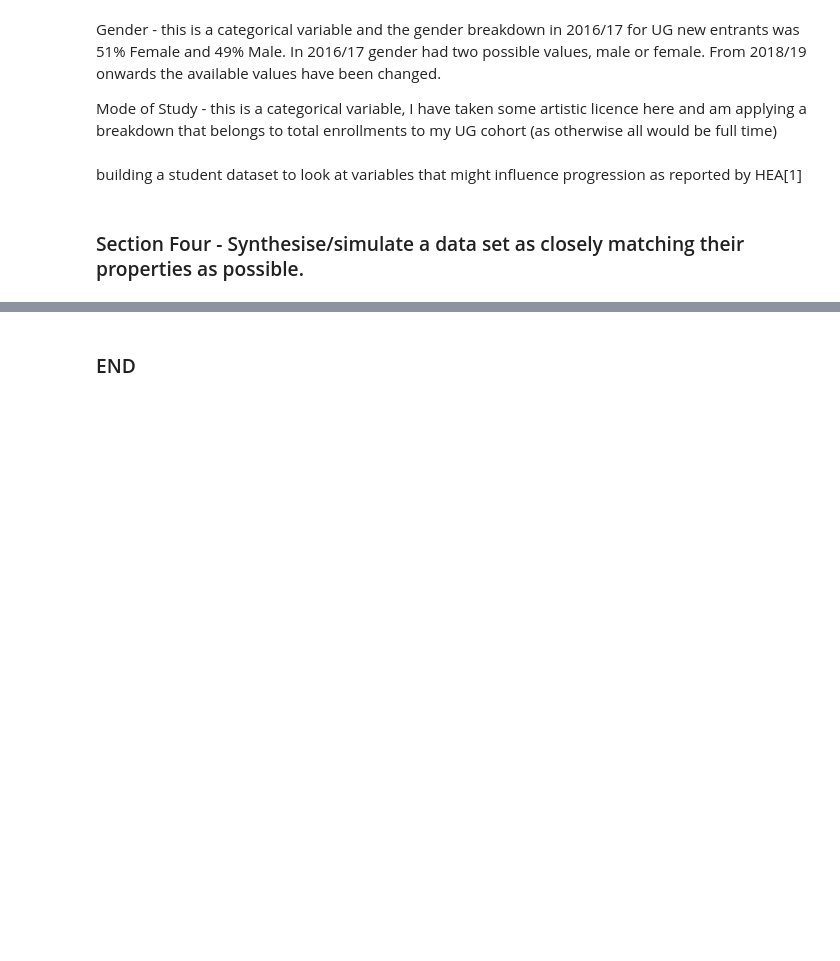
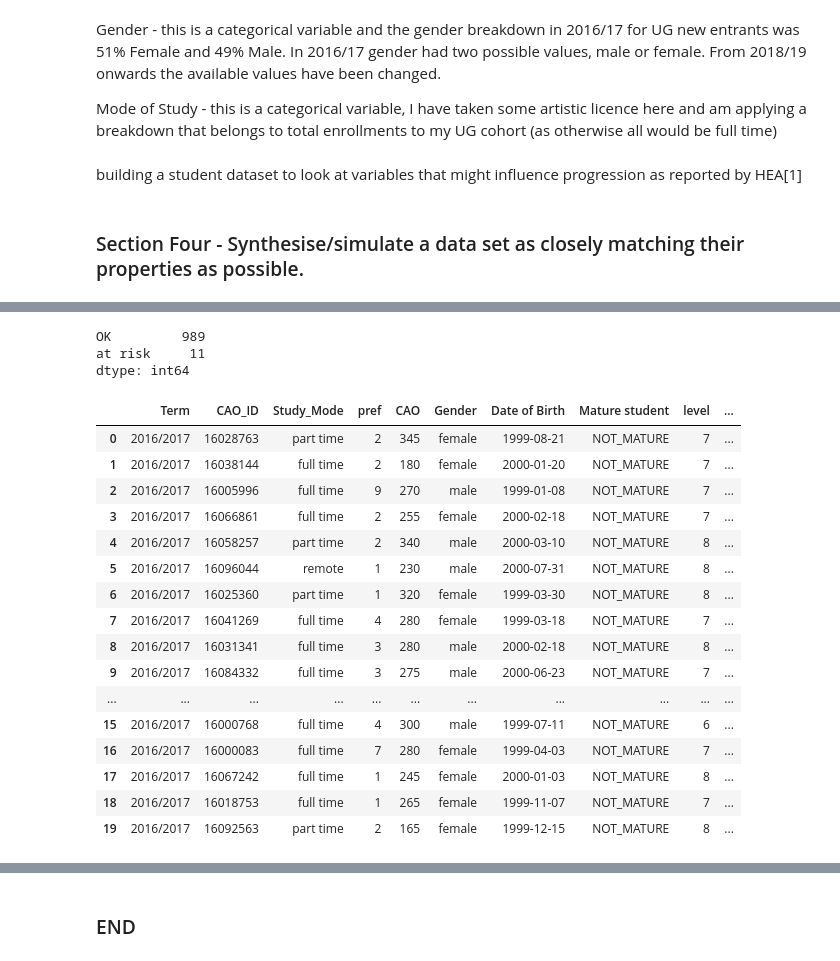
Before and after one commit to Hudsonsue/progproj, a Jupyter notebook: Project_Programming_Data_Analytics.ipynb, the cells around one changed output, grey strips where cells are left out. Cells and saved outputs as stored; diff of their text form; code cells hidden in the pictures; blank space fills up the shorter version.

```diff
--- a/Project_Programming_Data_Analytics.ipynb
+++ b/Project_Programming_Data_Analytics.ipynb
@@ -269,0 +236,54 @@ df.head()
+# %%
+#progressed = []
+for i in range (1,1001):
+    p =  np.where((df['CAO']<250) & (df ["Gender"]=='male')& (df["Mature student"]=='NOT_MATURE')&((df["level"]=='6')|(df["level"]=='7'))&((df["discipline"]=='ict')|(df["discipline"]=='engineering')), 'at risk', 'OK')
+   ## p =  np.where(df['CAO']>=300, 'yes', 'no')
+    progressed.append(p)
+##print (p)
+##print (df["CAO"],df['Gender'],df["Study_Mode"])
+##print(df['Gender'])
+##print (df["Study_Mode"])
+df.groupby(p).size()
+##progressed.append(df['progressed'])
+##print(df['progressed'])
+
+
+## googled The truth value of a {0} is ambiguous
+##https://stackoverflow.com/questions/36921951/truth-value-of-a-series-is-ambiguous-use-a-empty-a-bool-a-item-a-any-o
+# %% [output]
+OK         989
+at risk     11
+dtype: int64
+# %%
+df = pd.DataFrame ()
+df ["Term"]=Term
+df ["CAO_ID"] = CAO_ID
+df ["Study_Mode"] = Mode_of_Study
+df ["pref"] = pref
+df ["CAO"] = cao
+df ["Gender"] = M_F
+df ["Date of Birth"]=DOB
+df ["Mature student"]= MAT
+df ["level"]=program_level
+df ["discipine"]=discipline
+df ["CAO"] = cao
+df ["entry_risk_status"]=p
+df.head(20)
+# %% [output]
+|  | Term | CAO_ID | Study_Mode | pref | CAO | Gender | Date of Birth | Mature student | level | ... |
+| 0 | 2016/2017 | 16028763 | part time | 2 | 345 | female | 1999-08-21 | NOT_MATURE | 7 | ... |
+| 1 | 2016/2017 | 16038144 | full time | 2 | 180 | female | 2000-01-20 | NOT_MATURE | 7 | ... |
+| 2 | 2016/2017 | 16005996 | full time | 9 | 270 | male | 1999-01-08 | NOT_MATURE | 7 | ... |
+| 3 | 2016/2017 | 16066861 | full time | 2 | 255 | female | 2000-02-18 | NOT_MATURE | 7 | ... |
+| 4 | 2016/2017 | 16058257 | part time | 2 | 340 | male | 2000-03-10 | NOT_MATURE | 8 | ... |
+| 5 | 2016/2017 | 16096044 | remote | 1 | 230 | male | 2000-07-31 | NOT_MATURE | 8 | ... |
+| 6 | 2016/2017 | 16025360 | part time | 1 | 320 | female | 1999-03-30 | NOT_MATURE | 8 | ... |
+| 7 | 2016/2017 | 16041269 | full time | 4 | 280 | female | 1999-03-18 | NOT_MATURE | 7 | ... |
+| 8 | 2016/2017 | 16031341 | full time | 3 | 280 | male | 2000-02-18 | NOT_MATURE | 8 | ... |
+| 9 | 2016/2017 | 16084332 | full time | 3 | 275 | male | 2000-06-23 | NOT_MATURE | 7 | ... |
+| ... | ... | ... | ... | ... | ... | ... | ... | ... | ... | ... |
+| 15 | 2016/2017 | 16000768 | full time | 4 | 300 | male | 1999-07-11 | NOT_MATURE | 6 | ... |
+| 16 | 2016/2017 | 16000083 | full time | 7 | 280 | female | 1999-04-03 | NOT_MATURE | 7 | ... |
+| 17 | 2016/2017 | 16067242 | full time | 1 | 245 | female | 2000-01-03 | NOT_MATURE | 8 | ... |
+| 18 | 2016/2017 | 16018753 | full time | 1 | 265 | female | 1999-11-07 | NOT_MATURE | 7 | ... |
+| 19 | 2016/2017 | 16092563 | part time | 2 | 165 | female | 1999-12-15 | NOT_MATURE | 8 | ... |
```
Also changed, not shown: parts of 14 cells of this notebook, 1 other file.
